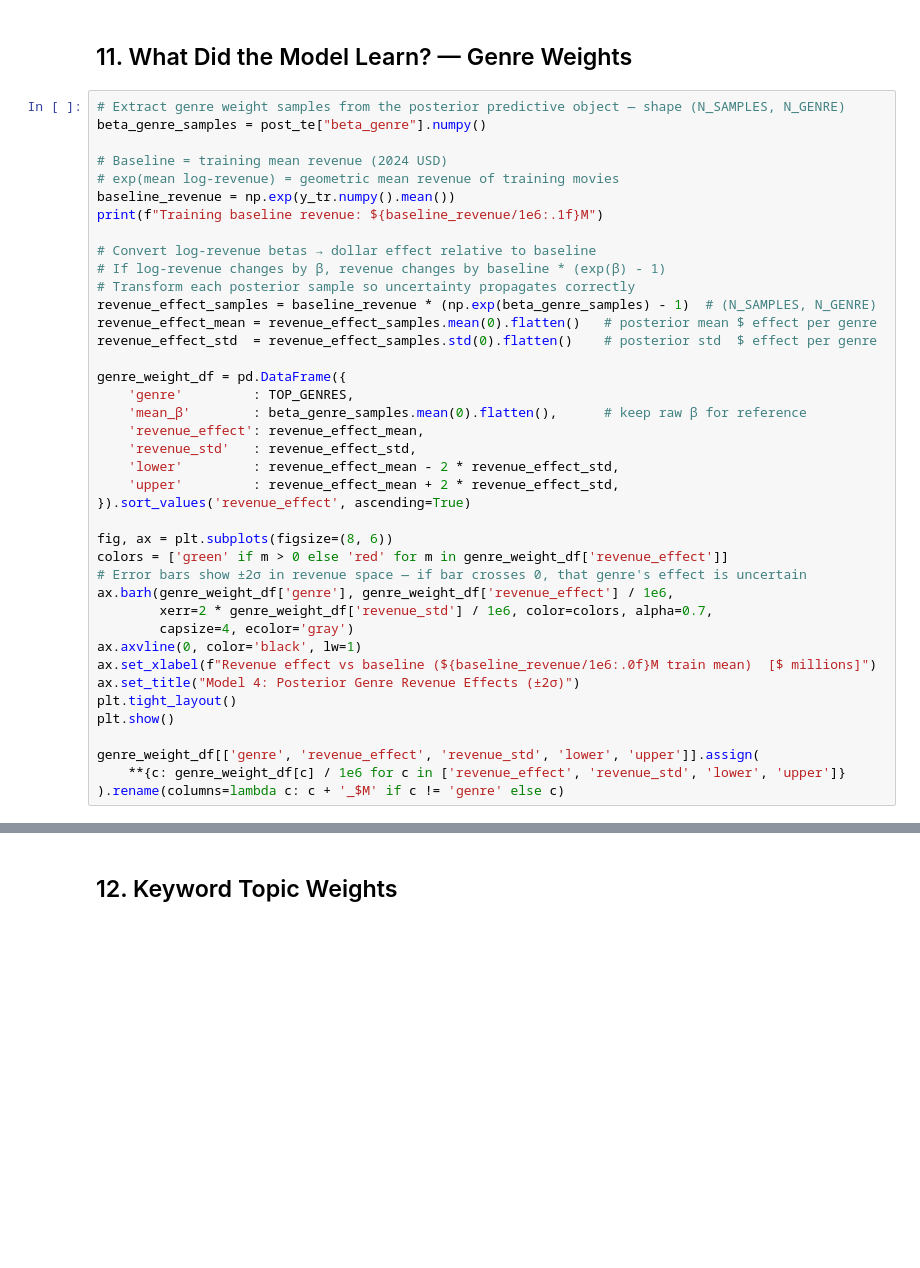
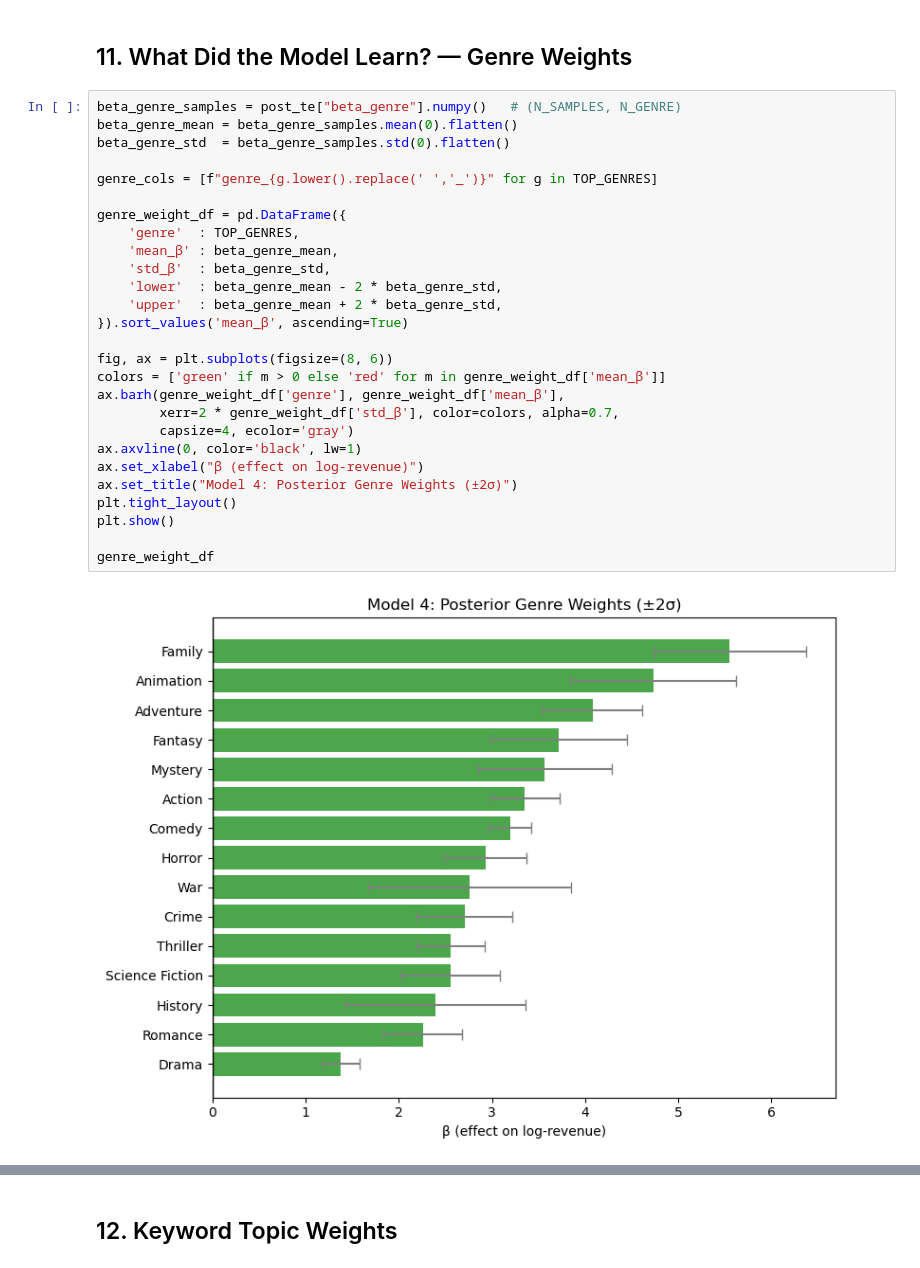
Before and after one commit to MikkelDitlevOlsen1/Model-based-machine-learning, a Jupyter notebook: notebooks/model4_genre_keywords.ipynb, the cells around one changed output, grey strips where cells are left out. Drawn from its saved outputs; the diff is of its cells as text; blank space fills up the shorter version.

```diff
--- a/notebooks/model4_genre_keywords.ipynb
+++ b/notebooks/model4_genre_keywords.ipynb
@@ -400,42 +422,31 @@ plt.show()
 # %% [markdown]
 ## 11. What Did the Model Learn? — Genre Weights
 # %%
-# Extract genre weight samples from the posterior predictive object — shape (N_SAMPLES, N_GENRE)
-beta_genre_samples = post_te["beta_genre"].numpy()
+beta_genre_samples = post_te["beta_genre"].numpy()   # (N_SAMPLES, N_GENRE)
+beta_genre_mean = beta_genre_samples.mean(0).flatten()
+beta_genre_std  = beta_genre_samples.std(0).flatten()
 
-# Baseline = training mean revenue (2024 USD)
-# exp(mean log-revenue) = geometric mean revenue of training movies
-baseline_revenue = np.exp(y_tr.numpy().mean())
-print(f"Training baseline revenue: ${baseline_revenue/1e6:.1f}M")
-
-# Convert log-revenue betas → dollar effect relative to baseline
-# If log-revenue changes by β, revenue changes by baseline * (exp(β) - 1)
-# Transform each posterior sample so uncertainty propagates correctly
-revenue_effect_samples = baseline_revenue * (np.exp(beta_genre_samples) - 1)  # (N_SAMPLES, N_GENRE)
-revenue_effect_mean = revenue_effect_samples.mean(0).flatten()   # posterior mean $ effect per genre
-revenue_effect_std  = revenue_effect_samples.std(0).flatten()    # posterior std  $ effect per genre
+genre_cols = [f"genre_{g.lower().replace(' ','_')}" for g in TOP_GENRES]
 
 genre_weight_df = pd.DataFrame({
-    'genre'         : TOP_GENRES,
-    'mean_β'        : beta_genre_samples.mean(0).flatten(),      # keep raw β for reference
-    'revenue_effect': revenue_effect_mean,
-    'revenue_std'   : revenue_effect_std,
-    'lower'         : revenue_effect_mean - 2 * revenue_effect_std,
-    'upper'         : revenue_effect_mean + 2 * revenue_effect_std,
-}).sort_values('revenue_effect', ascending=True)
+    'genre'  : TOP_GENRES,
+    'mean_β' : beta_genre_mean,
+    'std_β'  : beta_genre_std,
+    'lower'  : beta_genre_mean - 2 * beta_genre_std,
+    'upper'  : beta_genre_mean + 2 * beta_genre_std,
+}).sort_values('mean_β', ascending=True)
 
 fig, ax = plt.subplots(figsize=(8, 6))
-colors = ['green' if m > 0 else 'red' for m in genre_weight_df['revenue_effect']]
-# Error bars show ±2σ in revenue space — if bar crosses 0, that genre's effect is uncertain
-ax.barh(genre_weight_df['genre'], genre_weight_df['revenue_effect'] / 1e6,
-        xerr=2 * genre_weight_df['revenue_std'] / 1e6, color=colors, alpha=0.7,
+colors = ['green' if m > 0 else 'red' for m in genre_weight_df['mean_β']]
+ax.barh(genre_weight_df['genre'], genre_weight_df['mean_β'],
+        xerr=2 * genre_weight_df['std_β'], color=colors, alpha=0.7,
         capsize=4, ecolor='gray')
 ax.axvline(0, color='black', lw=1)
-ax.set_xlabel(f"Revenue effect vs baseline (${baseline_revenue/1e6:.0f}M train mean)  [$ millions]")
-ax.set_title("Model 4: Posterior Genre Revenue Effects (±2σ)")
+ax.set_xlabel("β (effect on log-revenue)")
+ax.set_title("Model 4: Posterior Genre Weights (±2σ)")
 plt.tight_layout()
 plt.show()
 
-genre_weight_df[['genre', 'revenue_effect', 'revenue_std', 'lower', 'upper']].assign(
-    **{c: genre_weight_df[c] / 1e6 for c in ['revenue_effect', 'revenue_std', 'lower', 'upper']}
-).rename(columns=lambda c: c + '_$M' if c != 'genre' else c)
+genre_weight_df
+# %% [output]
+[figure, added]
```
Also changed, not shown: parts of 14 cells of this notebook, 15 other files.
